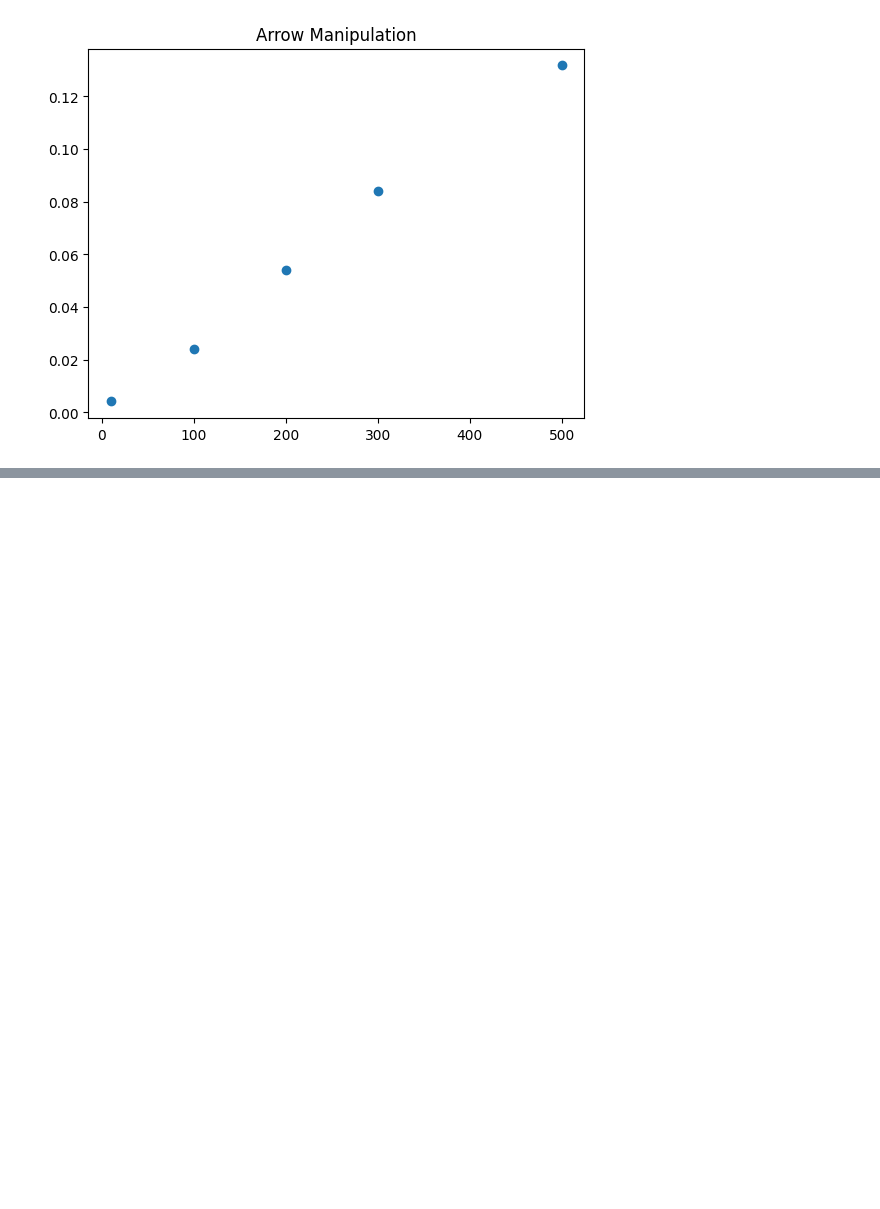
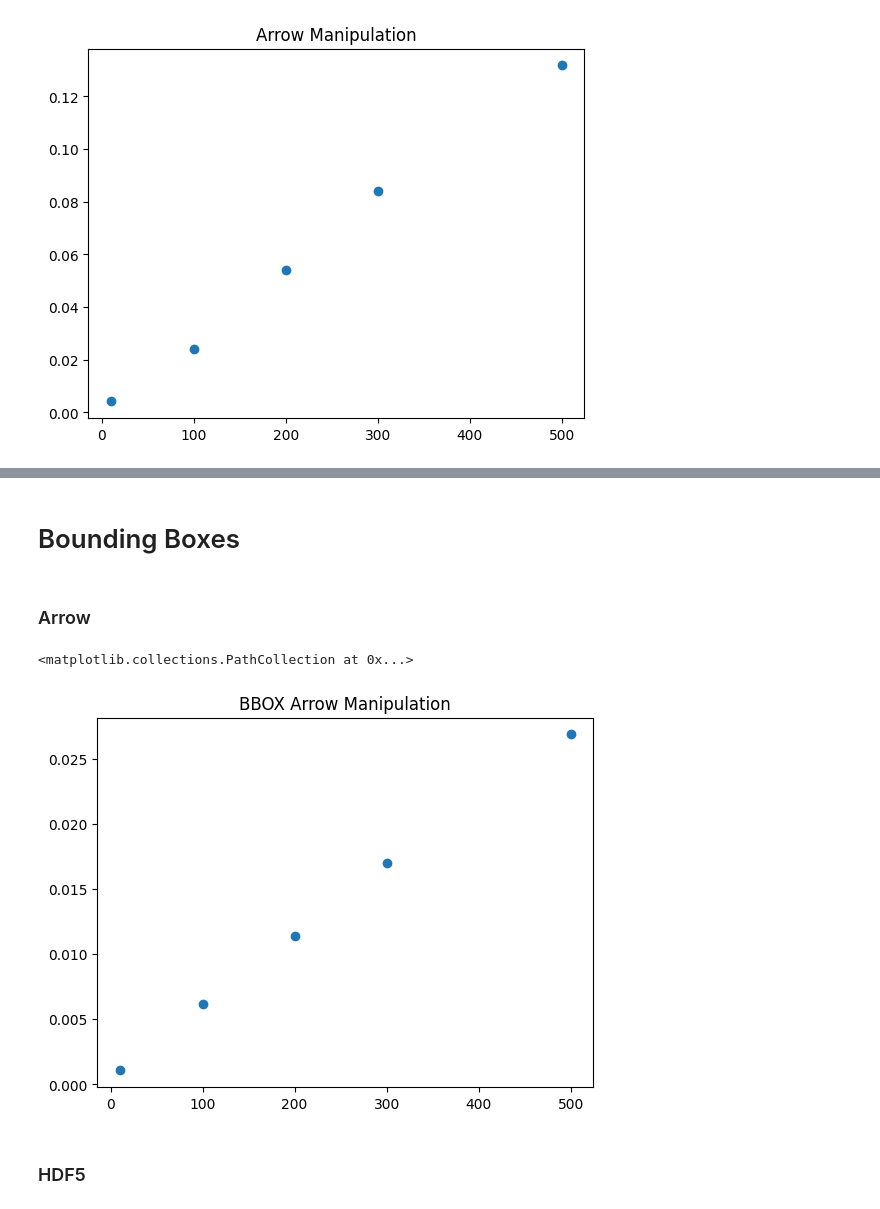
Before and after one commit to cristianoCarta/benchmarks, a Jupyter notebook: f2.ipynb, the cells around one changed output, grey strips where cells are left out. Cells and saved outputs as stored; diff of their text form; code cells hidden in the pictures; blank space fills up the shorter version.

Commit message:
bbox benchmark done

```diff
--- a/f2.ipynb
+++ b/f2.ipynb
@@ -170,0 +207,45 @@ NameError: name 't_manipulate_h5' is not defined
+# %% [markdown]
+# Bounding Boxes
+# %% [markdown]
+### Arrow
+# %%
+from tqdm import tqdm
+t_load_arrow_bb = []
+t_manipulate_arrow_bb = []
+iterations = 100
+
+for item in N:
+    tmp_load = []
+    tmp_manipulate = []
+    for j in tqdm(range(iterations)):
+        st_time = time.time()
+        ### LOADING ###
+        table = pq.read_table(f'f2_{item}.parquet')
+        ### ------- ###
+        en_time = time.time()
+        tmp_load.append(en_time - st_time)
+
+        start_time = time.time()
+        ### MANIPULATION ###
+        oggetti = np.array(table.column("image_feature").chunk(0).values.field("bounding_box_feature").values.field("bbox").to_pylist())
+        formati = np.array(table.column("image_feature").chunk(0).values.field("bounding_box_feature").values.field("format").to_pylist())
+        formati = formati[:,np.newaxis]
+        oggetti = np.hstack((oggetti,formati))
+        inverted_bboxes = np.apply_along_axis(xycenterwh_to_xyminmax, axis=1, arr=oggetti)
+        ### ----------- ###
+        end_time = time.time()
+        tmp_manipulate.append(end_time-start_time)
+
+    t_load_arrow_bb.append(sum(tmp_load) / len(tmp_load))
+    t_manipulate_arrow_bb.append(sum(tmp_manipulate) / len(tmp_manipulate))
+
+np.save("t_load_arrow_f2_bb",t_load_arrow_bb)
+np.save("t_manipulate_arrow_f2_bb",t_manipulate_arrow_bb)
+# %%
+plt.title("BBOX Arrow Manipulation")
+plt.scatter(N,t_manipulate_arrow_bb)
+# %% [output]
+<matplotlib.collections.PathCollection at 0x...>
+[figure, added]
+# %% [markdown]
+### HDF5
```
Also changed, not shown: parts of 6 cells of this notebook, 2 other files.
